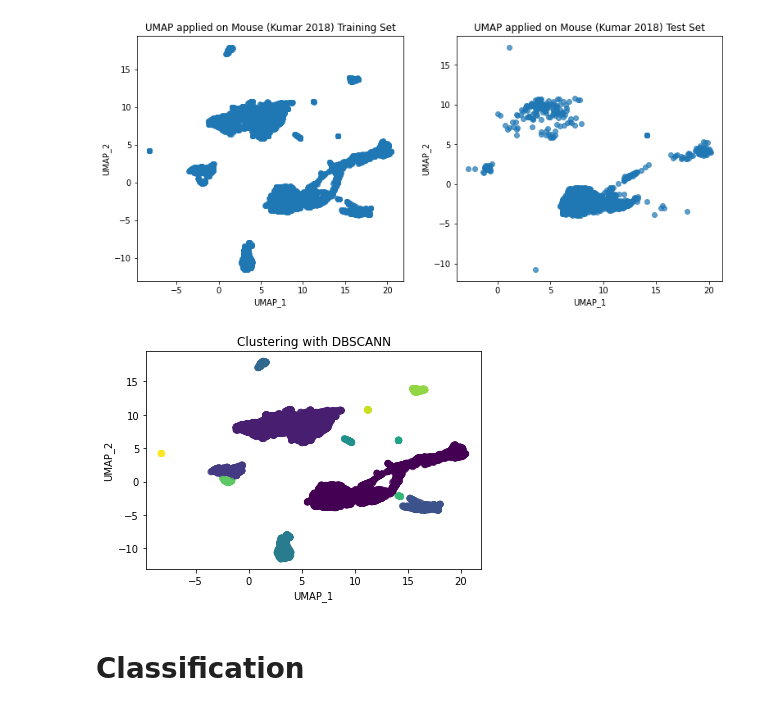
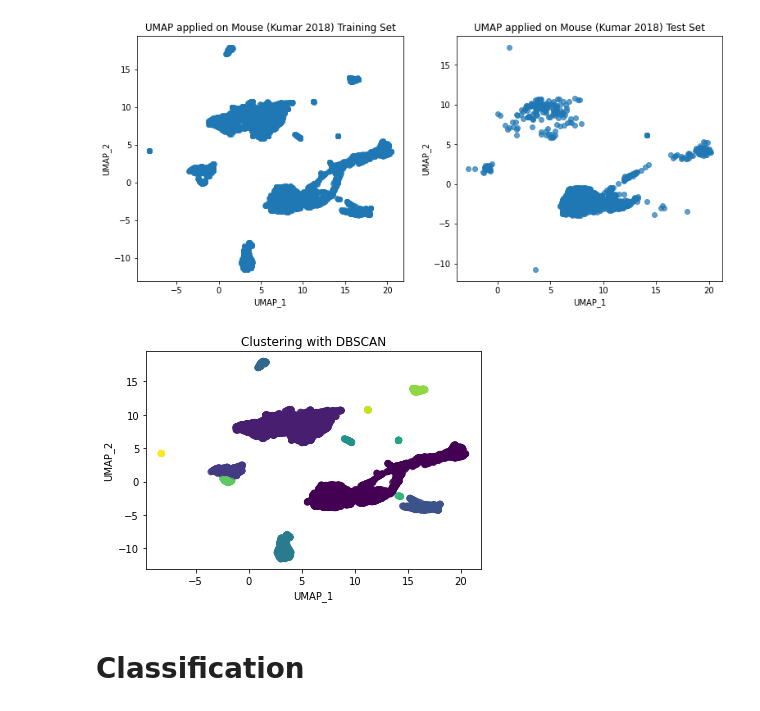
Before and after one commit to WebValley2020ReImagined/final-presentation, a Jupyter notebook: kumar_mouse/Mouse_Francesco.ipynb, the cells around one changed output. Saved outputs shown, nothing was run; the diff lists cells and outputs as text; code cells hidden in the pictures.

```diff
--- a/kumar_mouse/Mouse_Francesco.ipynb
+++ b/kumar_mouse/Mouse_Francesco.ipynb
@@ -74,16 +74,16 @@ plt.show()
 # %%
 clustering = DBSCAN().fit(train_trans)
 plt.scatter(
     train_trans[:, 0],
     train_trans[:, 1],
     alpha=.7,
     c=clustering.labels_
 )
 plt.xlabel("UMAP_1")
 plt.ylabel("UMAP_2")
-plt.title("Clustering with DBSCANN");
+plt.title("Clustering with DBSCAN");
 # %% [output]
-[figure, old version]
+[figure, new version]
 # %% [markdown]
 # Classification
 # %%
```
